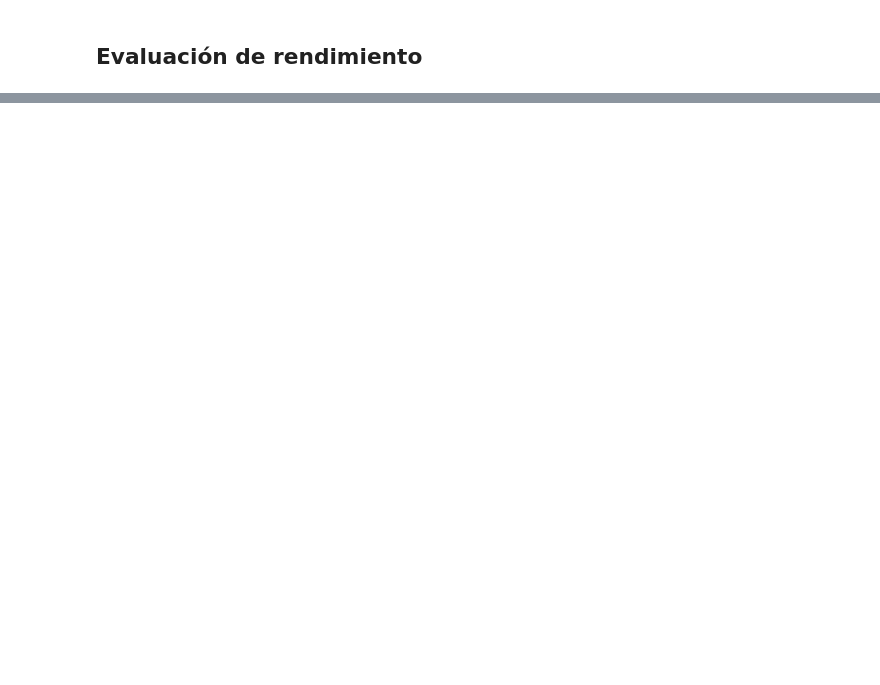
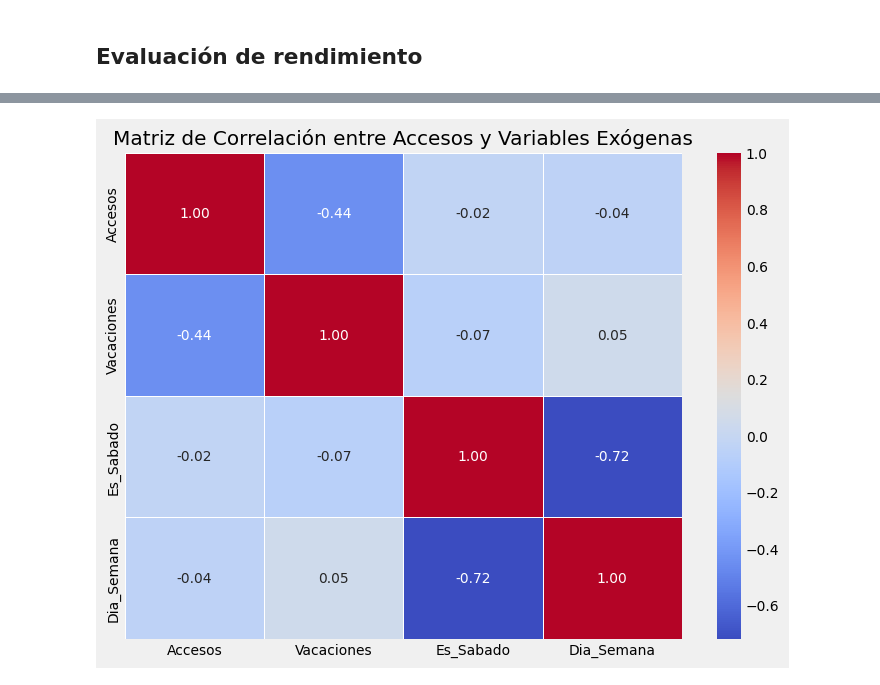
Before and after one commit to BrendanRubilar/IA_Library_Proyect, a Jupyter notebook: LibraryUseCopy.ipynb, the cells around one changed output, grey strips where cells are left out. Drawn from its saved outputs; the diff is of its cells as text; code cells hidden in the pictures; blank space fills up the shorter version.

```diff
--- a/LibraryUseCopy.ipynb
+++ b/LibraryUseCopy.ipynb
@@ -322,0 +328,18 @@ Error Porcentual Absoluto Medio (MAPE): inf%
+# %%
+import seaborn as sns
+import matplotlib.pyplot as plt
+
+# Seleccionar las columnas relevantes para la correlación
+variables = ['Accesos','Vacaciones','Es_Sabado', 'Dia_Semana']
+df_corr = accesos_duplicados[variables]
+
+# Calcular la matriz de correlación
+correlation_matrix = df_corr.corr()
+
+# Graficar la matriz de correlación
+plt.figure(figsize=(8, 6))
+sns.heatmap(correlation_matrix, annot=True, cmap='coolwarm', fmt=".2f", linewidths=0.5)
+plt.title('Matriz de Correlación entre Accesos y Variables Exógenas')
+plt.show()
+# %% [output]
+[figure, added]
```
Also changed, not shown: parts of 16 cells of this notebook.
